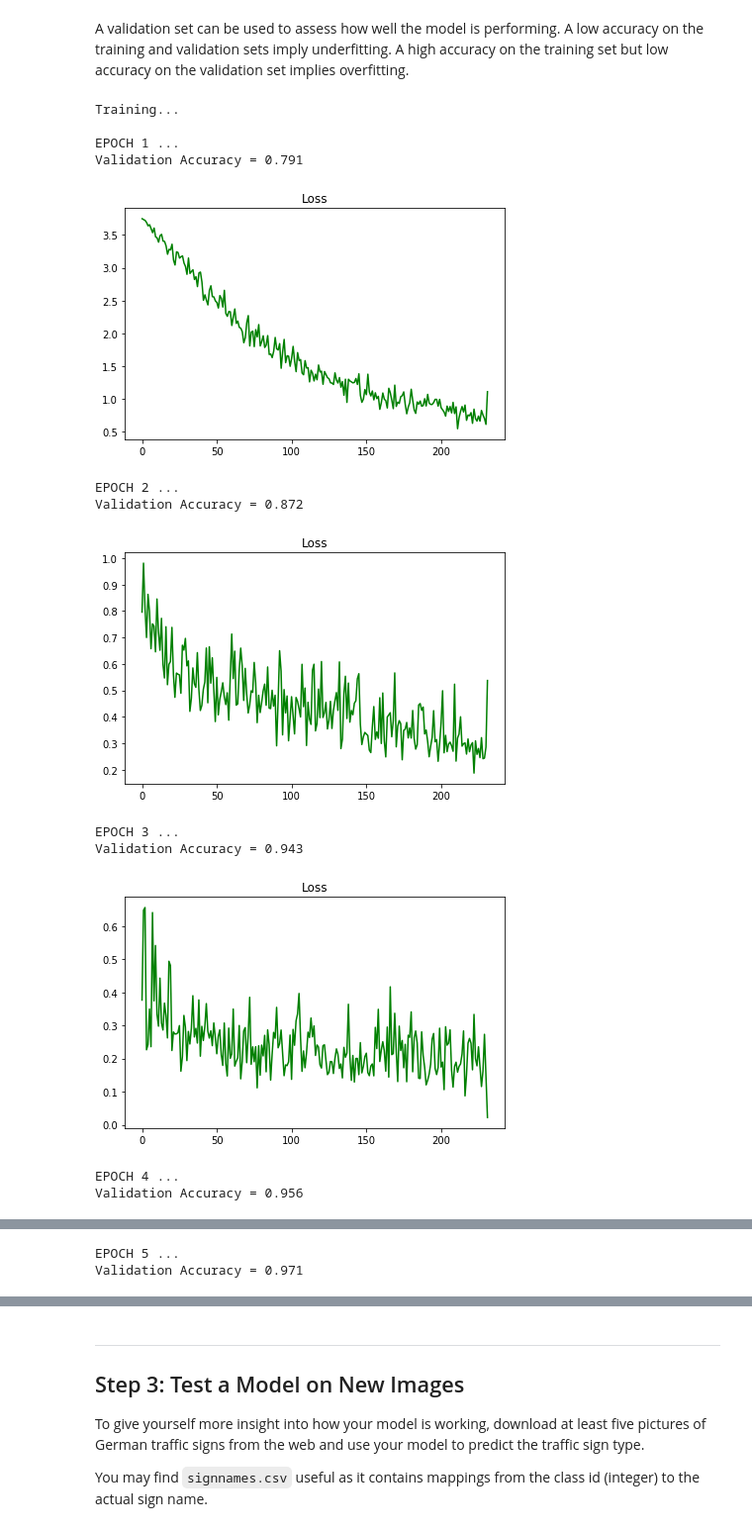
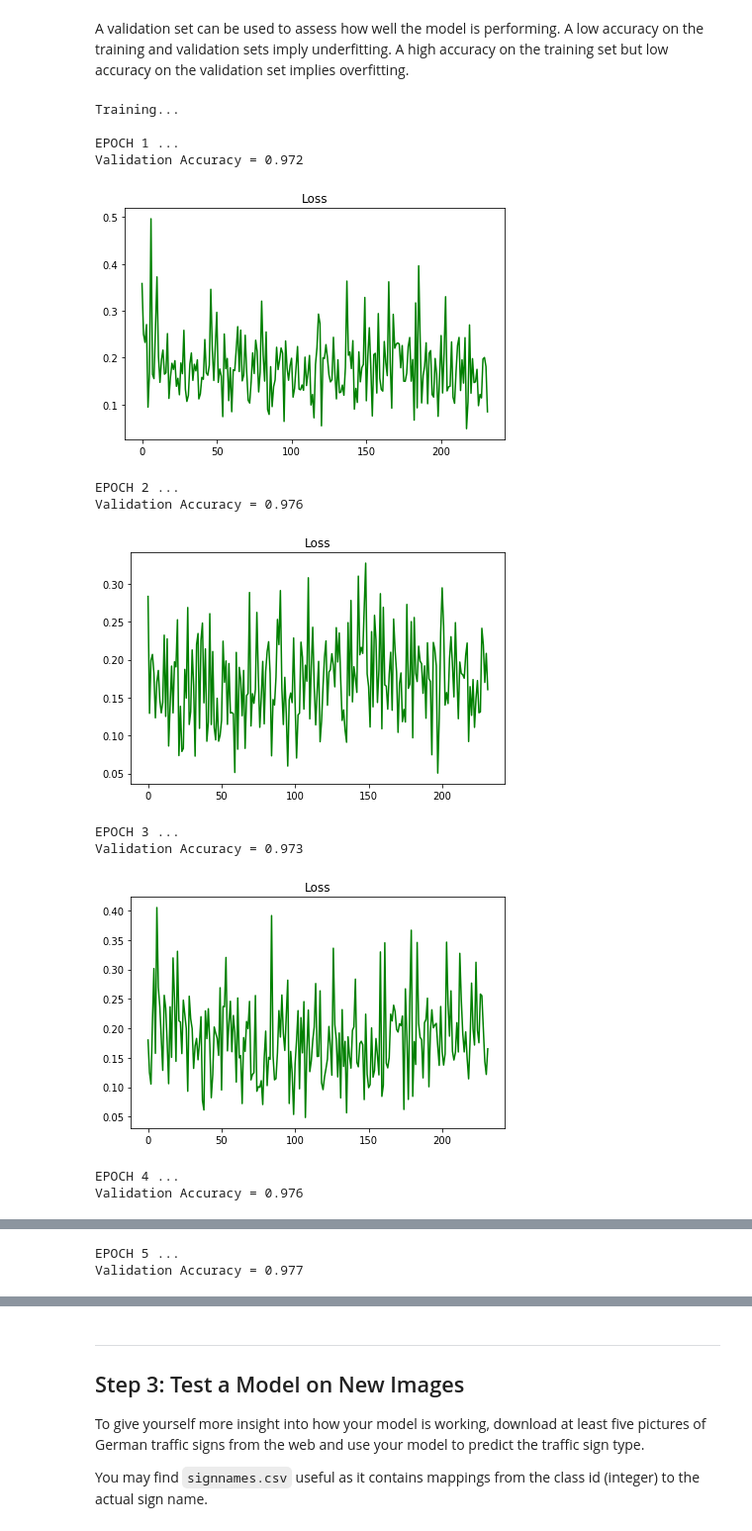
Before and after one commit to speedyseal/CarND-Traffic-Sign-Classifier-Project, a Jupyter notebook: Traffic_Sign_Classifier.ipynb, the cells around one changed output, grey strips where cells are left out. Shown at 99% size. Cells and saved outputs as stored; diff of their text form; code cells hidden in the pictures.

```diff
--- a/Traffic_Sign_Classifier.ipynb
+++ b/Traffic_Sign_Classifier.ipynb
@@ -238,17 +350,19 @@ Use the code cell (or multiple code cells, if necessary) to implement the first
 ### Preprocess the data here. It is required to normalize the data. Other preprocessing steps could include
 ### converting to grayscale, etc.
 ### Feel free to use as many code cells as needed.
+
 from sklearn.utils import shuffle
 
-X_train, y_train = shuffle(X_train, y_train)
+if not KERAS:
+    X_train, y_train = shuffle(X_train, y_train)
 
-X_train = (X_train - 128.) / 128.
+    X_train = (X_train - 128.) / 128.
 
-X_validation = (X_validation - 128.) / 128.
+    X_validation = (X_validation - 128.) / 128.
 
-X_valid = (X_valid - 128.) / 128.
+    X_valid = (X_valid - 128.) / 128.
 
-X_test = (X_test - 128.) / 128.
+    X_test = (X_test - 128.) / 128.
 # %%
 #mean color R
 meanR=np.mean(X_train[:,:,:,0], axis=0)
@@ -358,7 +472,7 @@ def LeNet(x):
     fc3_b  = tf.Variable(tf.zeros(n_classes))
     logits = tf.matmul(fc2, fc3_W) + fc3_b
 
-    return logits
+    return logits, conv1, conv2, fc1, fc2
 # %% [markdown]
 ### Train, Validate and Test the Model
 # %% [markdown]
@@ -376,7 +490,7 @@ one_hot_y = tf.one_hot(y, n_classes)
 
 rate = 0.001
 
-logits = LeNet(x)
+logits, conv1, conv2, fc1, fc2 = LeNet(x)
 cross_entropy = tf.nn.softmax_cross_entropy_with_logits(labels=one_hot_y, logits=logits)
 loss_operation = tf.reduce_mean(cross_entropy)
 optimizer = tf.train.AdamOptimizer(learning_rate = rate)
@@ -396,56 +510,69 @@ def evaluate(X_data, y_data):
         total_accuracy += (accuracy * len(batch_x))
     return total_accuracy / num_examples
 # %%
-EPOCHS = 10
+EPOCHS = 50
 BATCH_SIZE = 128
 # %%
 with tf.Session() as sess:
-    sess.run(tf.global_variables_initializer())
+#    sess.run(tf.global_variables_initializer())
+    saver.restore(sess, tf.train.latest_checkpoint('.'))
+
     num_examples = len(X_train)
 
     print("Training...")
     print()
     for i in range(EPOCHS):
         losses = []
-        X_train, y_train = shuffle(X_train, y_train)
-        for offset in range(0, num_examples, BATCH_SIZE):
-            end = offset + BATCH_SIZE
-            batch_x, batch_y = X_train[offset:end], y_train[offset:end]
-            loss = sess.run([training_operation, loss_operation], feed_dict={x: batch_x, y: batch_y})[1]
-            losses.append(loss)
+        if KERAS:
+            batches = 0
+            for batch_x, batch_y in datagen.flow(X_train, y_train, batch_size=BATCH_SIZE):
+                loss = sess.run([training_operation, loss_operation], feed_dict={x: batch_x, y: batch_y})[1]
+                losses.append(loss)
+                batches += 1
+                if batches >= len(X_train) / BATCH_SIZE:
+                    # we need to break the loop by hand because
+                    # the generator loops indefinitely
+                    break
+        else:
+            X_train, y_train = shuffle(X_train, y_train)
+            for offset in range(0, num_examples, BATCH_SIZE):
+                end = offset + BATCH_SIZE
+                batch_x, batch_y = X_train[offset:end], y_train[offset:end]
+                loss = sess.run([training_operation, loss_operation], feed_dict={x: batch_x, y: batch_y})[1]
+                losses.append(loss)
 
         validation_accuracy = evaluate(X_validation, y_validation)
         print("EPOCH {} ...".format(i+1))
         print("Validation Accuracy = {:.3f}".format(validation_accuracy))
         print()
         loss_plot = plt.subplot(111)
         loss_plot.set_title('Loss')
         loss_plot.plot(losses, 'g')
 #         loss_plot.set_xlim([batches[0], batches[-1]])
 #         acc_plot = plt.subplot(212)
 #         acc_plot.set_title('Accuracy')
 #         acc_plot.plot(batches, train_acc_batch, 'r', label='Training Accuracy')
 #         acc_plot.plot(batches, valid_acc_batch, 'x', label='Validation Accuracy')
 #         acc_plot.set_ylim([0, 1.0])
 #         acc_plot.set_xlim([batches[0], batches[-1]])
 #         acc_plot.legend(loc=4)
         plt.tight_layout()
         plt.show()
 
 
     saver.save(sess, './lenet')
     print("Model saved")
 # %% [output]
 Training...
 
 EPOCH 1 ...
-Validation Accuracy = 0.791
+Validation Accuracy = 0.972
-[figure, old version]
+[figure, new version]
 EPOCH 2 ...
-Validation Accuracy = 0.872
+Validation Accuracy = 0.976
-[figure, old version]
+[figure, new version]
 EPOCH 3 ...
-Validation Accuracy = 0.943
+Validation Accuracy = 0.973
-[figure, old version]
+[figure, new version]
 EPOCH 4 ...
-Validation Accuracy = 0.956
+Validation Accuracy = 0.976
@@ -453,2 +580,2 @@ Validation Accuracy = 0.956
 EPOCH 5 ...
-Validation Accuracy = 0.971
+Validation Accuracy = 0.977
```
Also changed, not shown: parts of 11 cells of this notebook, 3 other files.
